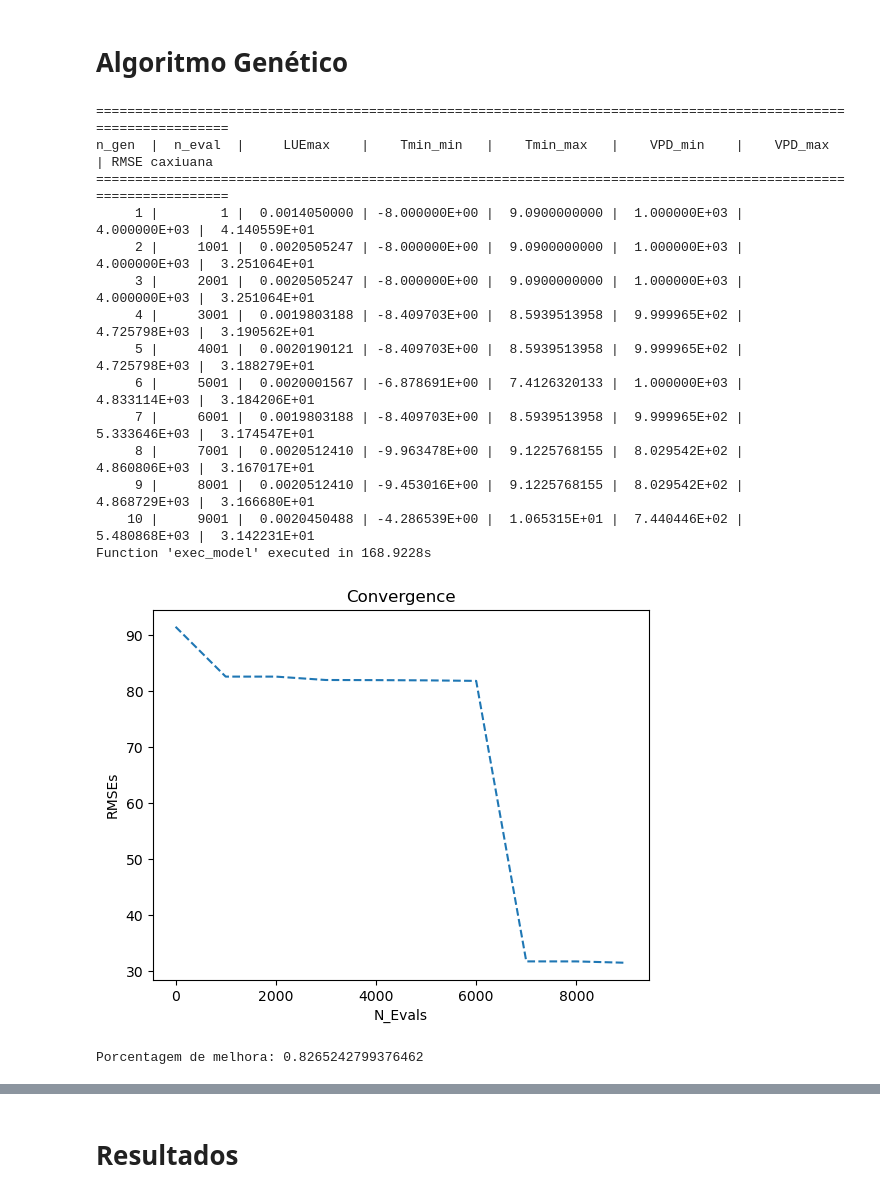
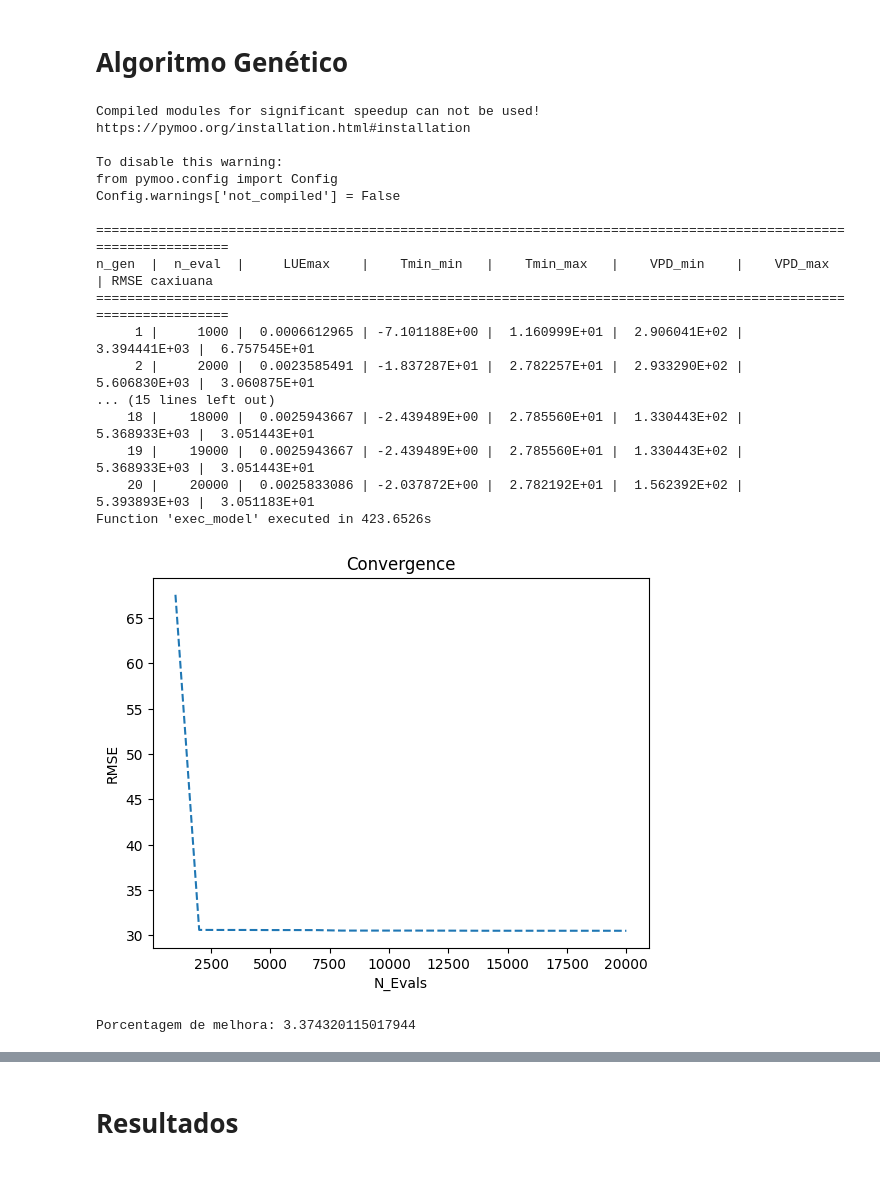
Before and after one commit to leotamasauskas/Enhancing-Satellite-Based-Estimations-of-Carbon-Flux-in-Caxiuan-Forest-Using-Artificial-Intelligence, a Jupyter notebook: main.ipynb, the cells around one changed output, grey strips where cells are left out. Cells and saved outputs as stored; diff of their text form; code cells hidden in the pictures.

```diff
--- a/main.ipynb
+++ b/main.ipynb
@@ -16,7 +16,6 @@ import mod17
 from mod17 import MOD17, PFT_VALID
 from mod17.utils import restore_bplut, pft_remap
 
-
 from sklearn.linear_model import LinearRegression
 from sklearn.metrics import mean_absolute_error, mean_squared_error
 from statsmodels.tsa.api import ExponentialSmoothing, SimpleExpSmoothing, Holt
@@ -25,6 +24,7 @@ from pymoo.algorithms.soo.nonconvex.ga import GA
 from pymoo.optimize import minimize
 from pymoo.constraints.as_penalty import ConstraintsAsPenalty
 from pymoo.operators.mutation.pm import PolynomialMutation
+from pymoo.operators.sampling.rnd import FloatRandomSampling
 from pymoo.operators.crossover.sbx import SBX
 from pymoo.util.display.column import Column
 from pymoo.util.display.output import Output
@@ -105,7 +105,7 @@ observacoes_cax = cax['GEP']
 observacoes_cax = observacoes_cax.rename_axis('index')
 observacoes_cax = observacoes_cax.rename('GPP')
 
-#observacoes_cax = ExponentialSmoothing(observacoes_cax, initialization_method="heuristic",freq='D').fit(optimized=True).fittedvalues
+observacoes_cax = ExponentialSmoothing(observacoes_cax, initialization_method="heuristic",freq='D').fit(optimized=True).fittedvalues
 # %% [markdown]
 ## Cálculo do GPP com os Parâmetros da BPLUT (MERRA-2)
 # %% [markdown]
@@ -320,12 +318,9 @@ class MyCustomProblem(ElementwiseProblem,):
 
         rmse_caxiuana = np.sqrt(mean_squared_error(y_true=observacoes_caxiuana, y_pred=previsoes_caxiuana))
 
-        comparar_mod_caxiuana = (rmse_caxiuana > rmse_mod_caxiuana)
-
         # Armazenar na saída
         out["F"] = rmse_caxiuana
 
-        out["G"] = comparar_mod_caxiuana
 
 class MyCallback(Callback):
     '''Classe utilizada para salvar dados do GA sem precisar usar o parâmetro save_history que ocupa muita memória e deixa o AG mais lento'''
@@ -342,14 +337,17 @@ class MyCallback(Callback):
 # Defina o problema
 problem = MyCustomProblem()
 callback = MyCallback()
+sampling = FloatRandomSampling()
+
+pop_size = 1000
 
 # Defina o algoritmo GA
 algorithm = GA(
-    pop_size=1000,
+    pop_size=pop_size,
     eliminate_duplicates=True,
-    sampling=initial_population[:5],
+    sampling=sampling(problem, pop_size).get("X"),
     mutation=PolynomialMutation(prob=0.5, eta=20),
-    crossover=SBX(prob=0.5,eta=20)
+    crossover=SBX(prob=0.8, eta=20)
 )
 
 
@@ -362,54 +360,56 @@ def timer_func(func):
         t2 = time()
         print(f'Function {func.__name__!r} executed in {(t2-t1):.4f}s')
         return result
     return wrap_func
 
 
 @timer_func
 def exec_model():
     # Execute a otimização
-    res = minimize(ConstraintsAsPenalty(problem,penalty=50.0),
+    res = minimize(problem,
                    algorithm,
-                   ('n_gen', 10),
-                   seed=1,
+                   ('n_gen', 20),
+                   seed=2,
                    output=MyOutput(),
                    callback=callback,
                    save_history=False,
                    verbose=True)
     return res
 
 res = exec_model()
 
 #Plotando o gráfico de convergência
 plt.title("Convergence")
 plt.plot(callback.n_evals, callback.opt, "--")
-plt.ylabel("RMSEs")
+plt.ylabel("RMSE")
 plt.xlabel("N_Evals")
 
 plt.show()
 #plt.savefig("convergence.png", dpi=300)
 
-previsoes_caxiuana_GA= get_data(list(res.X))
-rmse_st = np.sqrt(mean_squared_error(y_true=observacoes_caxiuana,y_pred=previsoes_caxiuana_GA))
-
-print(f'Porcentagem de melhora: {-((rmse_st - rmse_mod_caxiuana) / rmse_mod_caxiuana) * 100}')
+rmse_GA = res.algorithm.callback.opt[-1][0]
+melhor_params = res.algorithm.opt[0].X
+print(f'Porcentagem de melhora: {-((rmse_GA - rmse_mod_caxiuana) / rmse_mod_caxiuana) * 100}')
 # %% [output]
+Compiled modules for significant speedup can not be used!
+https://pymoo.org/installation.html#installation
+
+To disable this warning:
+from pymoo.config import Config
+Config.warnings['not_compiled'] = False
+
 =================================================================================================================
 n_gen  |  n_eval  |     LUEmax    |    Tmin_min   |    Tmin_max   |    VPD_min    |    VPD_max    | RMSE caxiuana
 =================================================================================================================
-     1 |        1 |  0.0014050000 | -8.000000E+00 |  9.0900000000 |  1.000000E+03 |  4.000000E+03 |  4.140559E+01
-     2 |     1001 |  0.0020505247 | -8.000000E+00 |  9.0900000000 |  1.000000E+03 |  4.000000E+03 |  3.251064E+01
-     3 |     2001 |  0.0020505247 | -8.000000E+00 |  9.0900000000 |  1.000000E+03 |  4.000000E+03 |  3.251064E+01
-     4 |     3001 |  0.0019803188 | -8.409703E+00 |  8.5939513958 |  9.999965E+02 |  4.725798E+03 |  3.190562E+01
-     5 |     4001 |  0.0020190121 | -8.409703E+00 |  8.5939513958 |  9.999965E+02 |  4.725798E+03 |  3.188279E+01
-     6 |     5001 |  0.0020001567 | -6.878691E+00 |  7.4126320133 |  1.000000E+03 |  4.833114E+03 |  3.184206E+01
-     7 |     6001 |  0.0019803188 | -8.409703E+00 |  8.5939513958 |  9.999965E+02 |  5.333646E+03 |  3.174547E+01
-     8 |     7001 |  0.0020512410 | -9.963478E+00 |  9.1225768155 |  8.029542E+02 |  4.860806E+03 |  3.167017E+01
-     9 |     8001 |  0.0020512410 | -9.453016E+00 |  9.1225768155 |  8.029542E+02 |  4.868729E+03 |  3.166680E+01
-    10 |     9001 |  0.0020450488 | -4.286539E+00 |  1.065315E+01 |  7.440446E+02 |  5.480868E+03 |  3.142231E+01
-Function 'exec_model' executed in 168.9228s
+     1 |     1000 |  0.0006612965 | -7.101188E+00 |  1.160999E+01 |  2.906041E+02 |  3.394441E+03 |  6.757545E+01
+     2 |     2000 |  0.0023585491 | -1.837287E+01 |  2.782257E+01 |  2.933290E+02 |  5.606830E+03 |  3.060875E+01
+... (15 lines left out)
+    18 |    18000 |  0.0025943667 | -2.439489E+00 |  2.785560E+01 |  1.330443E+02 |  5.368933E+03 |  3.051443E+01
+    19 |    19000 |  0.0025943667 | -2.439489E+00 |  2.785560E+01 |  1.330443E+02 |  5.368933E+03 |  3.051443E+01
+    20 |    20000 |  0.0025833086 | -2.037872E+00 |  2.782192E+01 |  1.562392E+02 |  5.393893E+03 |  3.051183E+01
+Function 'exec_model' executed in 423.6526s
-[figure, old version]
+[figure, new version]
-Porcentagem de melhora: 0.8265242799376462
+Porcentagem de melhora: 3.374320115017944
 # %%
 # Plotando o gráfico de convergência em relação ao número de gerações
 plt.figure(figsize=(10, 6))
```
Also changed, not shown: parts of 10 cells of this notebook, 1 other file.
